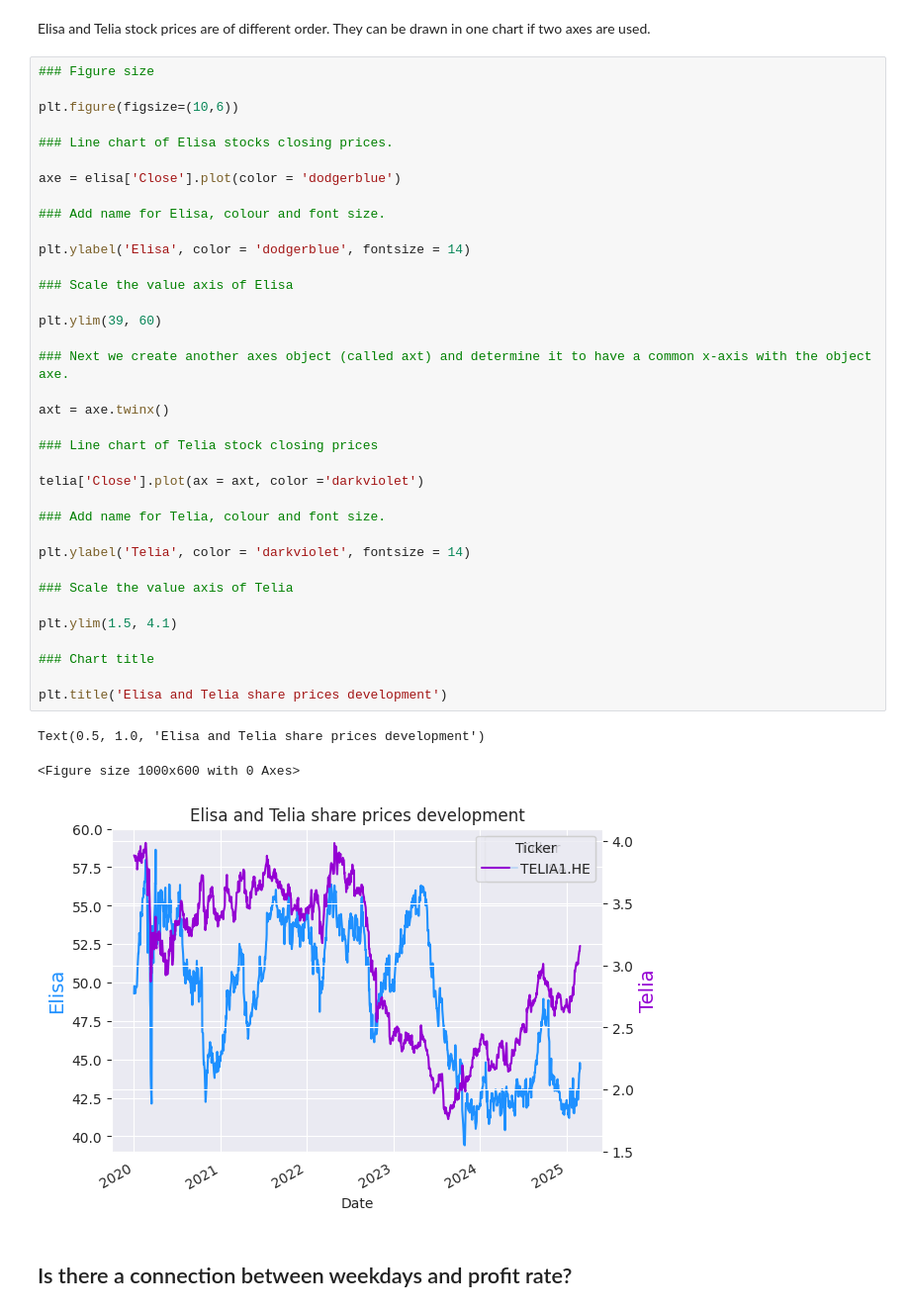
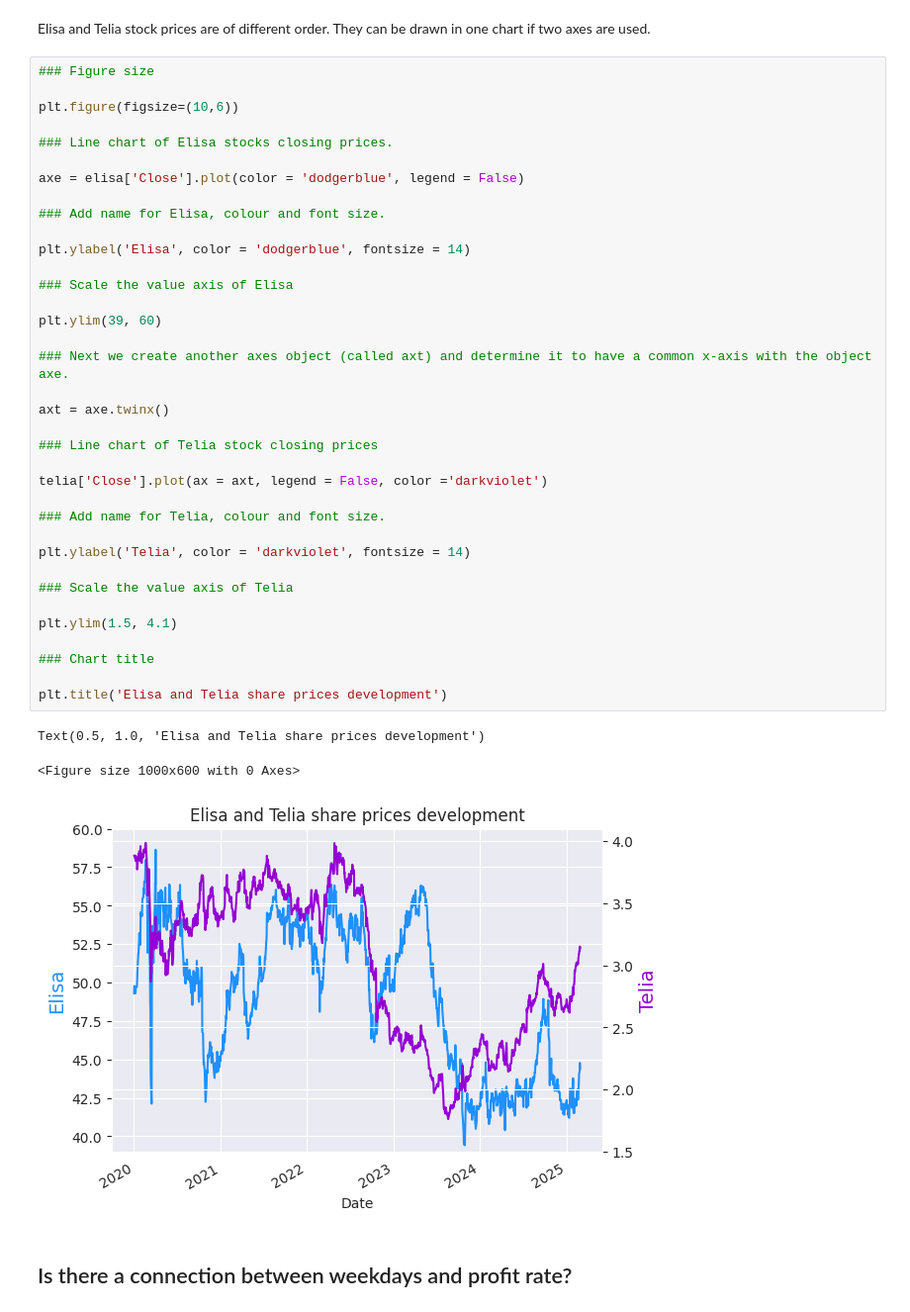
Before and after one commit to juhanurmonen/data-analytics-basics-time-series, a Jupyter notebook: time_series.ipynb, the cells around one changed output. Shown at 99% size. Cells and saved outputs as stored; diff of their text form.

```diff
--- a/time_series.ipynb
+++ b/time_series.ipynb
@@ -396,39 +423,39 @@ plt.figure(figsize=(10,6))
 
 ### Line chart of Elisa stocks closing prices.
 
-axe = elisa['Close'].plot(color = 'dodgerblue')
+axe = elisa['Close'].plot(color = 'dodgerblue', legend = False)
 
 ### Add name for Elisa, colour and font size.
 
 plt.ylabel('Elisa', color = 'dodgerblue', fontsize = 14)
 
 ### Scale the value axis of Elisa
 
 plt.ylim(39, 60)
 
 ### Next we create another axes object (called axt) and determine it to have a common x-axis with the object axe.
 
 axt = axe.twinx()
 
 ### Line chart of Telia stock closing prices
 
-telia['Close'].plot(ax = axt, color ='darkviolet')
+telia['Close'].plot(ax = axt, legend = False, color ='darkviolet')
 
 ### Add name for Telia, colour and font size.
 
 plt.ylabel('Telia', color = 'darkviolet', fontsize = 14)
 
 ### Scale the value axis of Telia
 
 plt.ylim(1.5, 4.1)
 
 ### Chart title
 
 plt.title('Elisa and Telia share prices development')
 # %% [output]
 Text(0.5, 1.0, 'Elisa and Telia share prices development')
 <Figure size 1000x600 with 0 Axes>
-[figure, old version]
+[figure, new version]
 # %% [markdown]
 ## Is there a connection between weekdays and profit rate?
 # %%
```
Also changed, not shown: parts of 21 cells of this notebook.
